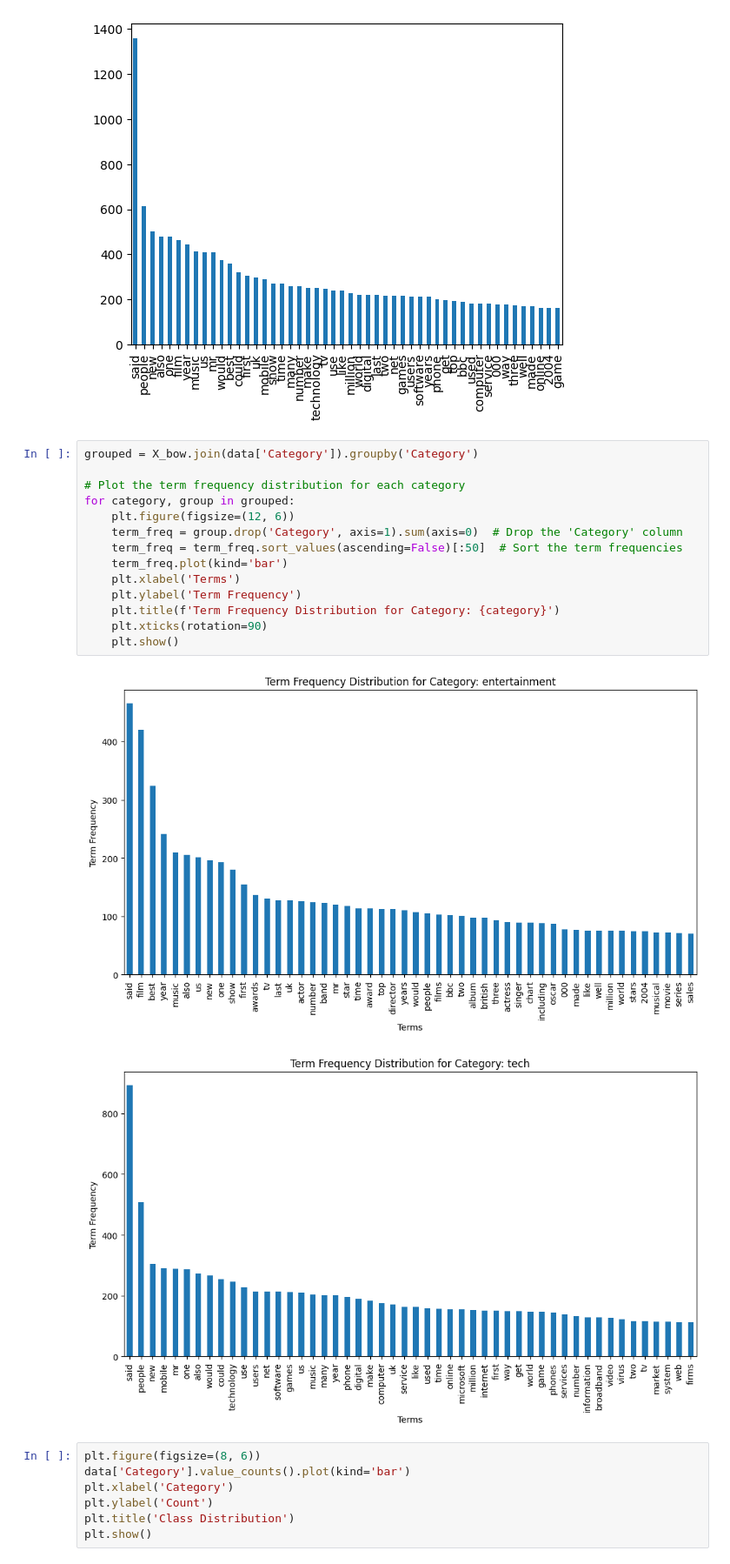
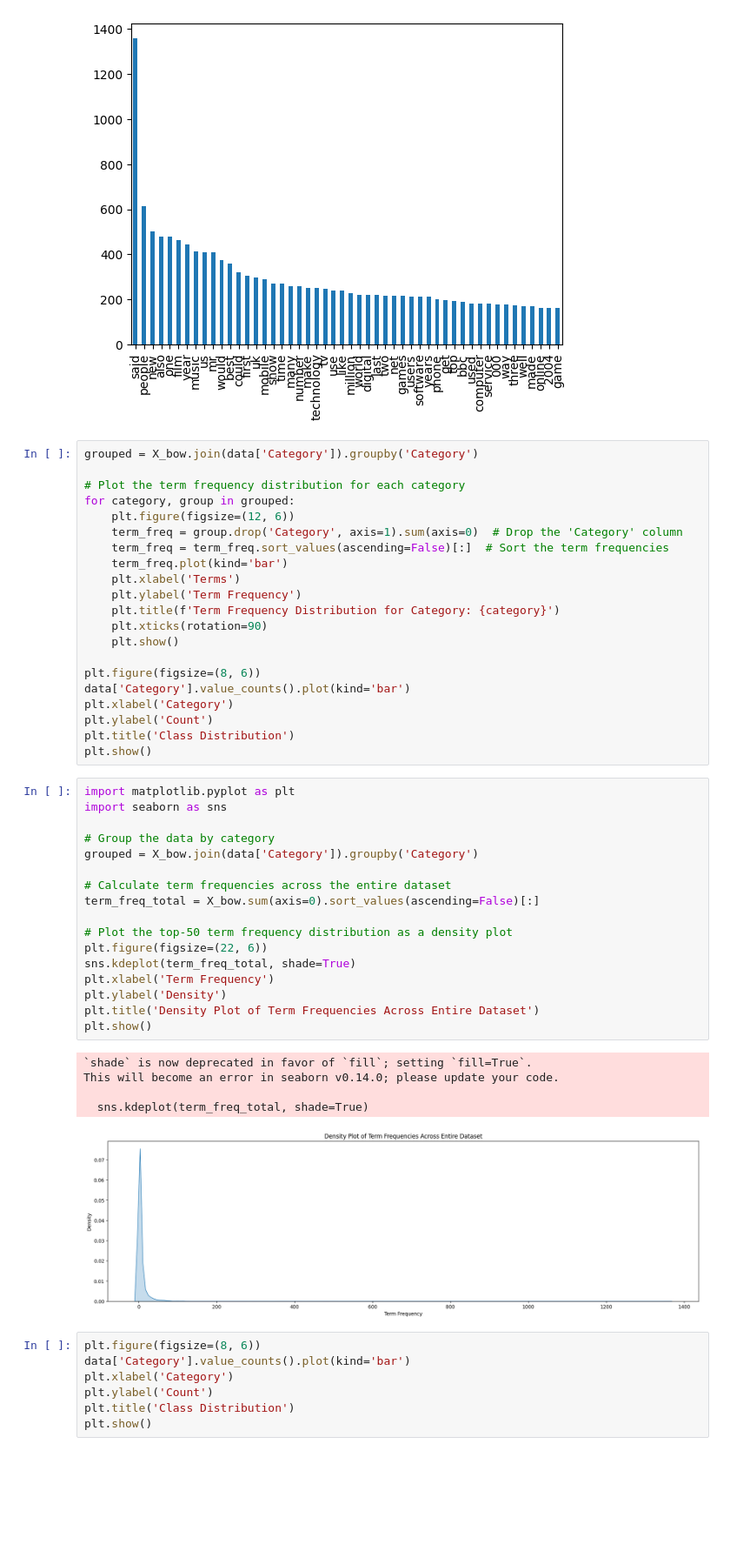
Before and after one commit to garethltm/361a3, a Jupyter notebook: a3.ipynb, the cells around one changed output. Shown at 87% size. Saved outputs shown, nothing was run; the diff lists cells and outputs as text; blank space fills up the shorter version.

Commit message:
density plot

```diff
--- a/a3.ipynb
+++ b/a3.ipynb
@@ -100,16 +101,43 @@ grouped = X_bow.join(data['Category']).groupby('Category')
 for category, group in grouped:
     plt.figure(figsize=(12, 6))
     term_freq = group.drop('Category', axis=1).sum(axis=0)  # Drop the 'Category' column
-    term_freq = term_freq.sort_values(ascending=False)[:50]  # Sort the term frequencies
+    term_freq = term_freq.sort_values(ascending=False)[:]  # Sort the term frequencies
     term_freq.plot(kind='bar')
     plt.xlabel('Terms')
     plt.ylabel('Term Frequency')
     plt.title(f'Term Frequency Distribution for Category: {category}')
     plt.xticks(rotation=90)
     plt.show()
+
+plt.figure(figsize=(8, 6))
+data['Category'].value_counts().plot(kind='bar')
+plt.xlabel('Category')
+plt.ylabel('Count')
+plt.title('Class Distribution')
+plt.show()
-# %% [output]
-[figure, removed]
-[figure, removed]
+# %%
+import matplotlib.pyplot as plt
+import seaborn as sns
+
+# Group the data by category
+grouped = X_bow.join(data['Category']).groupby('Category')
+
+# Calculate term frequencies across the entire dataset
+term_freq_total = X_bow.sum(axis=0).sort_values(ascending=False)[:]
+
+# Plot the top-50 term frequency distribution as a density plot
+plt.figure(figsize=(22, 6))
+sns.kdeplot(term_freq_total, shade=True)
+plt.xlabel('Term Frequency')
+plt.ylabel('Density')
+plt.title('Density Plot of Term Frequencies Across Entire Dataset')
+plt.show()
+# %% [output]
+`shade` is now deprecated in favor of `fill`; setting `fill=True`.
+This will become an error in seaborn v0.14.0; please update your code.
+
+  sns.kdeplot(term_freq_total, shade=True)
+[figure, added]
 # %%
 plt.figure(figsize=(8, 6))
 data['Category'].value_counts().plot(kind='bar')
```
Also changed, not shown: parts of 1 cell of this notebook.
